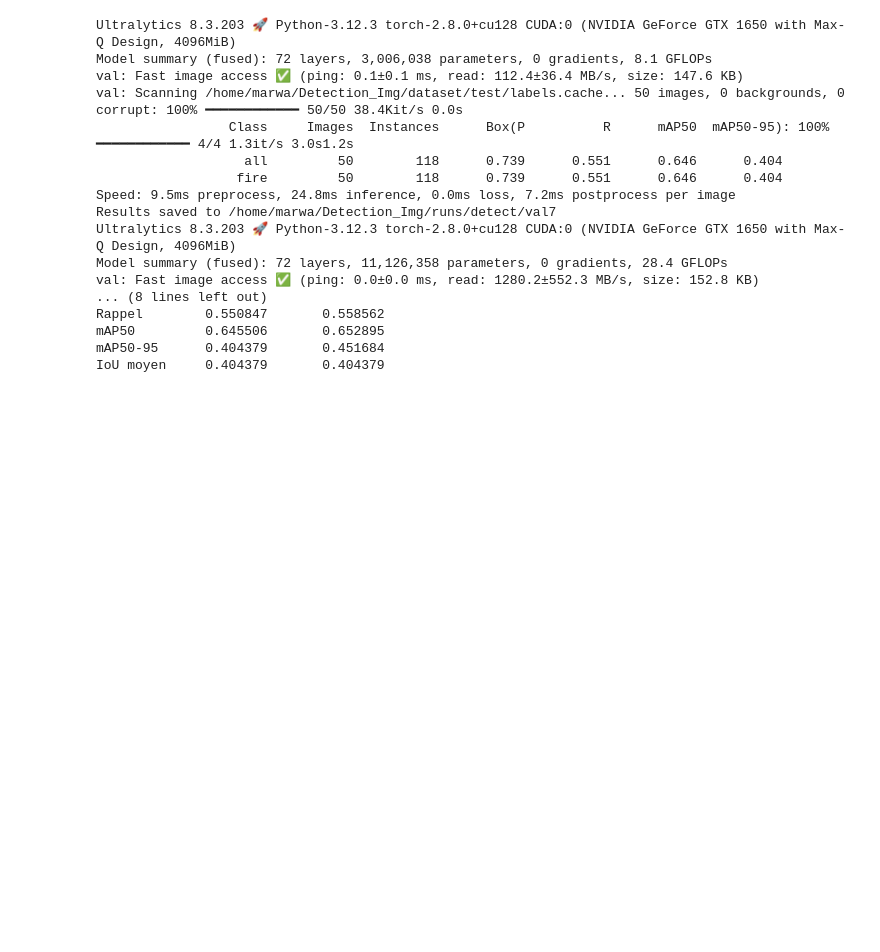
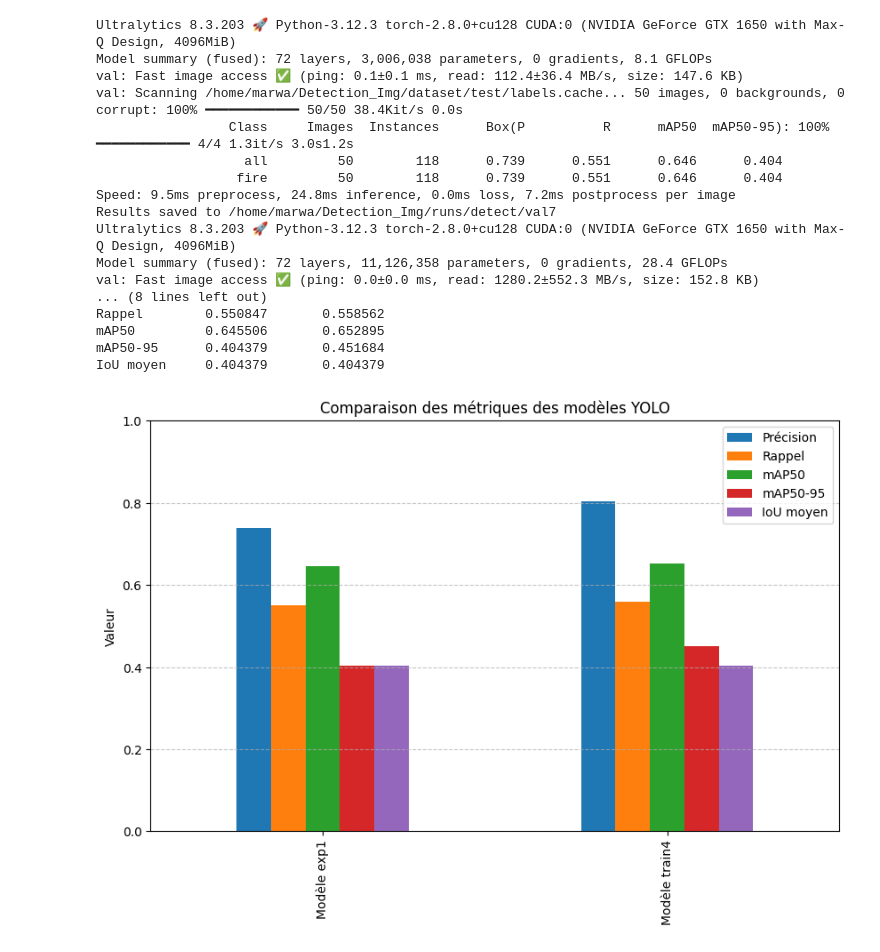
Before and after one commit to marwaboulkasim/Detection_Img, a Jupyter notebook: prepare_data/yolo_test.ipynb, the cells around one changed output. Drawn from its saved outputs; the diff is of its cells as text; code cells hidden in the pictures; blank space fills up the shorter version.

Commit message:
comparaison graph

```diff
--- a/prepare_data/yolo_test.ipynb
+++ b/prepare_data/yolo_test.ipynb
@@ -113,3 +112,16 @@ Rappel        0.550847       0.558562
 mAP50         0.645506       0.652895
 mAP50-95      0.404379       0.451684
 IoU moyen     0.404379       0.404379
+# %%
+
+# Transposer le DataFrame pour que les métriques soient en index
+df_plot = df.T
+
+df_plot.plot(kind='bar', figsize=(10,6))
+plt.title("Comparaison des métriques des modèles YOLO")
+plt.ylabel("Valeur")
+plt.ylim(0,1)
+plt.grid(axis='y', linestyle='--', alpha=0.7)
+plt.show()
+# %% [output]
+[figure, added]
```
Also changed, not shown: parts of 3 cells of this notebook, 1 other file.
